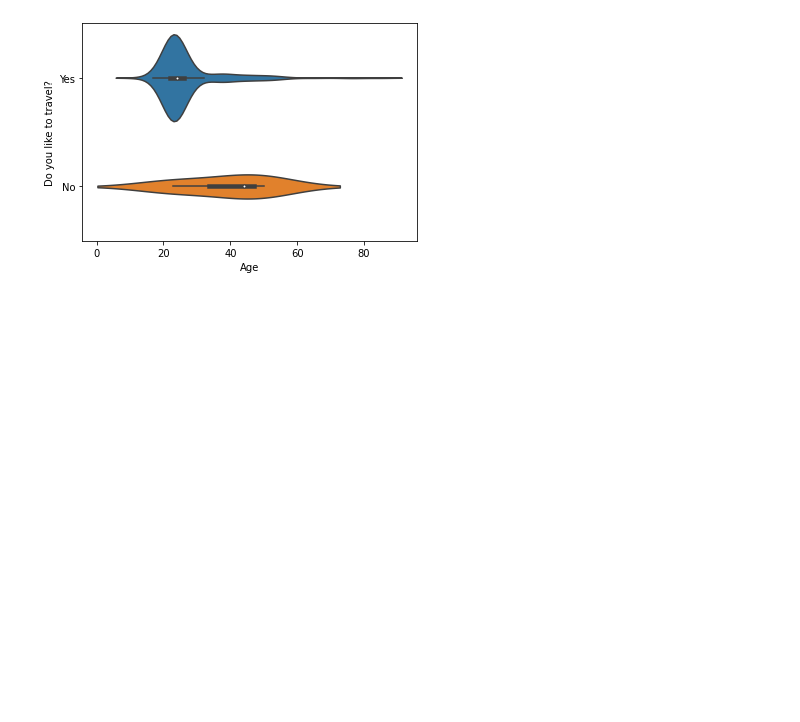
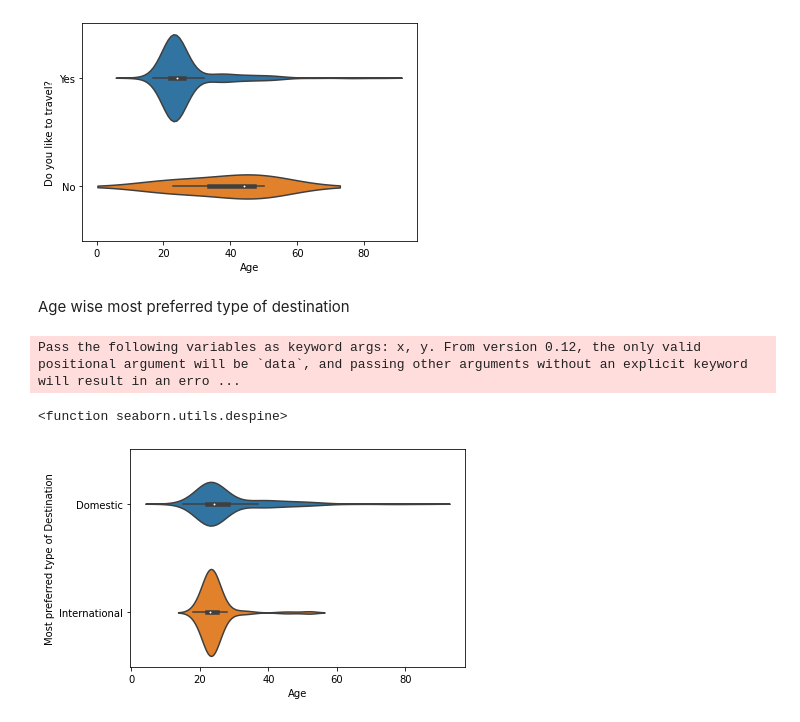
Before and after one commit to priya-dalvi/Msc-Project, a Jupyter notebook: TourismProj.ipynb, the cells around one changed output. Saved outputs shown, nothing was run; the diff lists cells and outputs as text; code cells hidden in the pictures; blank space fills up the shorter version.

```diff
--- a/TourismProj.ipynb
+++ b/TourismProj.ipynb
@@ -1070,3 +1076,12 @@ sns.despine
 Pass the following variables as keyword args: x, y. From version 0.12, the only valid positional argument will be `data`, and passing other arguments without an explicit keyword will result in an erro ...
 <function seaborn.utils.despine>
 [figure]
+# %% [markdown]
+Age wise most preferred type of destination
+# %%
+sns.violinplot(df2['Age'],df2['Most preferred type of Destination'])
+sns.despine
+# %% [output]
+Pass the following variables as keyword args: x, y. From version 0.12, the only valid positional argument will be `data`, and passing other arguments without an explicit keyword will result in an erro ...
+<function seaborn.utils.despine>
+[figure, added]
```
Also changed, not shown: parts of 21 cells of this notebook.
